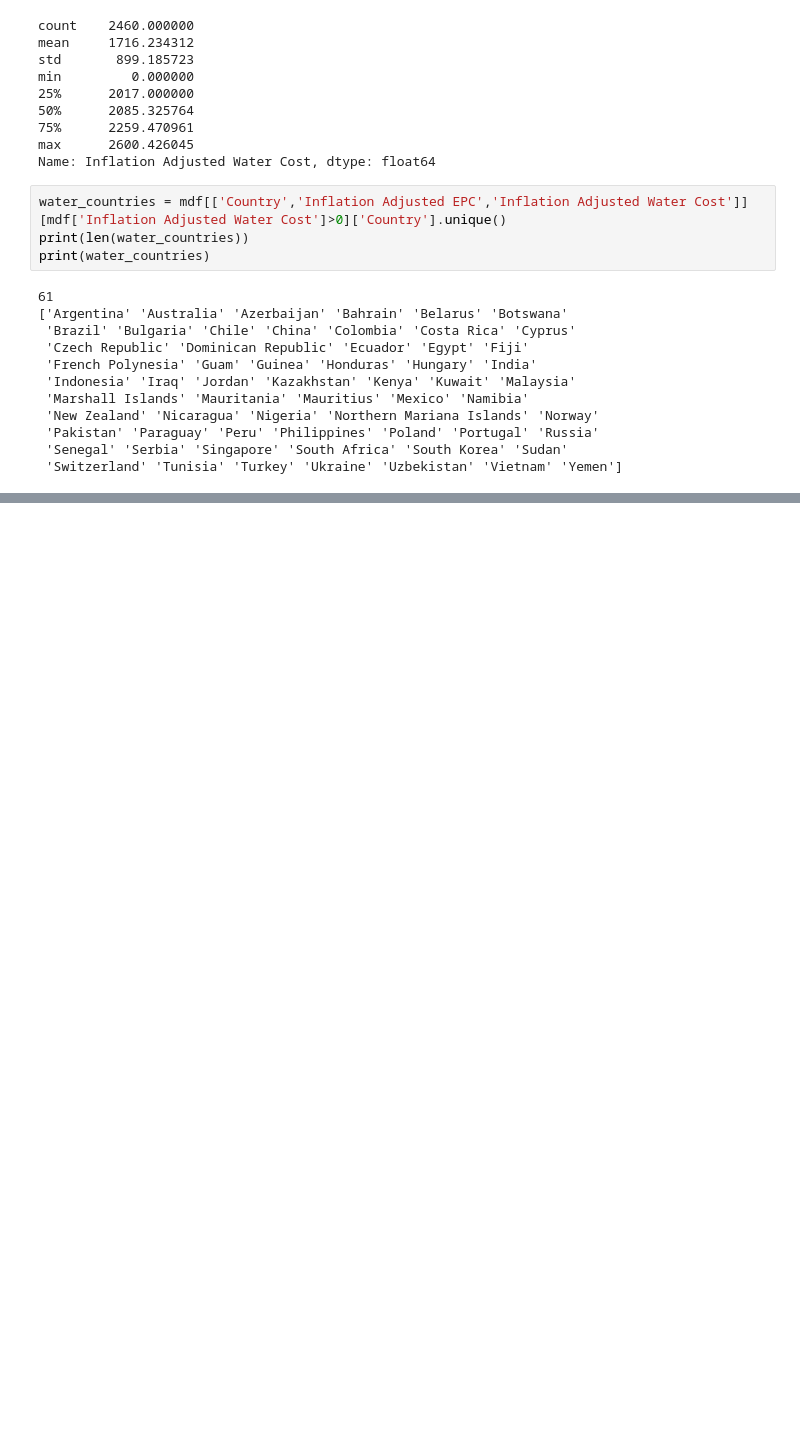
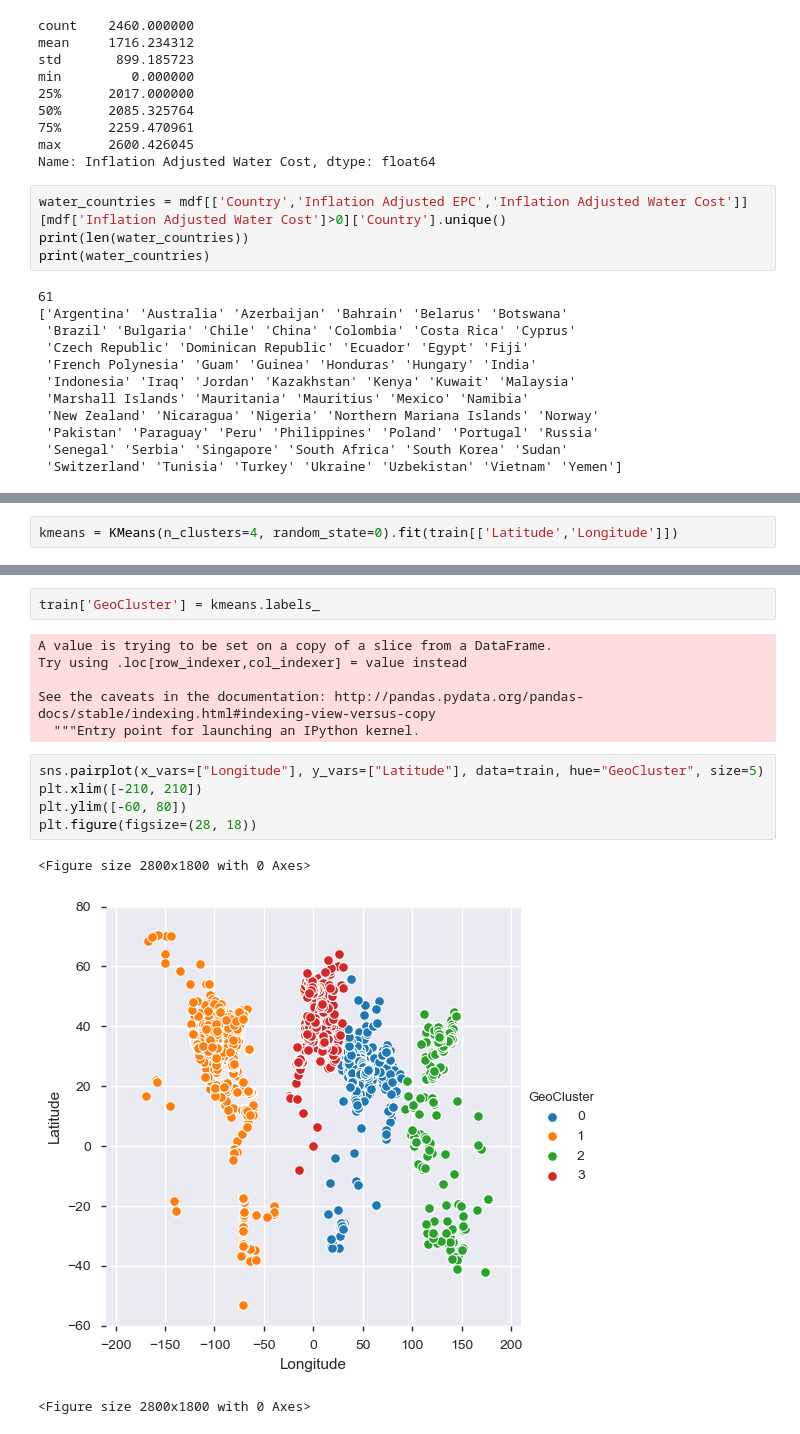
Before and after one commit to rvv2106/Desal-Project, a Jupyter notebook: Solar_Desal_Rohan.ipynb, the cells around one changed output, grey strips where cells are left out. Drawn from its saved outputs; the diff is of its cells as text; blank space fills up the shorter version.

```diff
--- a/Solar_Desal_Rohan.ipynb
+++ b/Solar_Desal_Rohan.ipynb
@@ -212,0 +248,2 @@ mdf.describe()
+# %%
+kmeans = KMeans(n_clusters=4, random_state=0).fit(train[['Latitude','Longitude']])
@@ -212,0 +275,17 @@ mdf.describe()
+# %%
+train['GeoCluster'] = kmeans.labels_
+# %% [output]
+A value is trying to be set on a copy of a slice from a DataFrame.
+Try using .loc[row_indexer,col_indexer] = value instead
+
+See the caveats in the documentation: http://pandas.pydata.org/pandas-docs/stable/indexing.html#indexing-view-versus-copy
+  """Entry point for launching an IPython kernel.
+# %%
+sns.pairplot(x_vars=["Longitude"], y_vars=["Latitude"], data=train, hue="GeoCluster", size=5)
+plt.xlim([-210, 210])
+plt.ylim([-60, 80])
+plt.figure(figsize=(28, 18))
+# %% [output]
+<Figure size 2800x1800 with 0 Axes>
+[figure, added]
+<Figure size 2800x1800 with 0 Axes>
```
Also changed, not shown: parts of 69 cells of this notebook.
